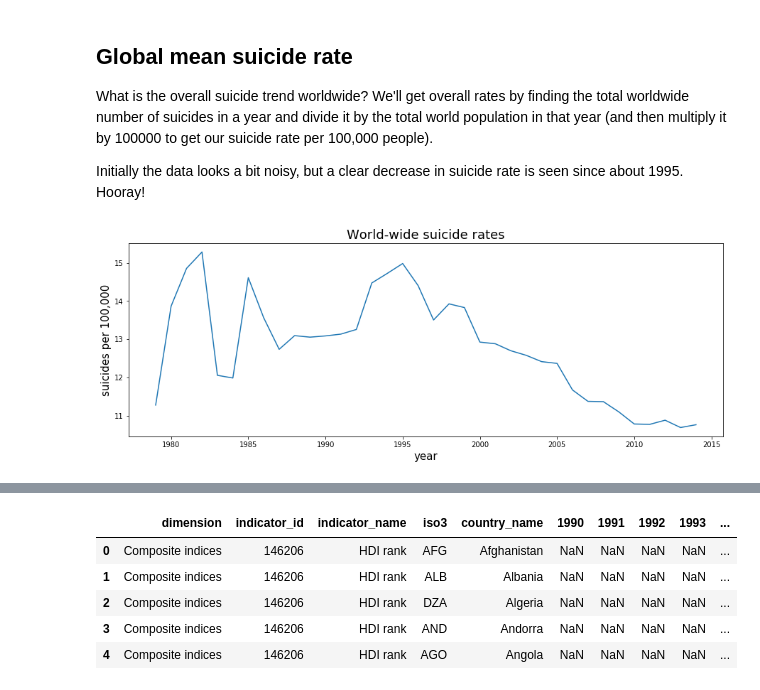
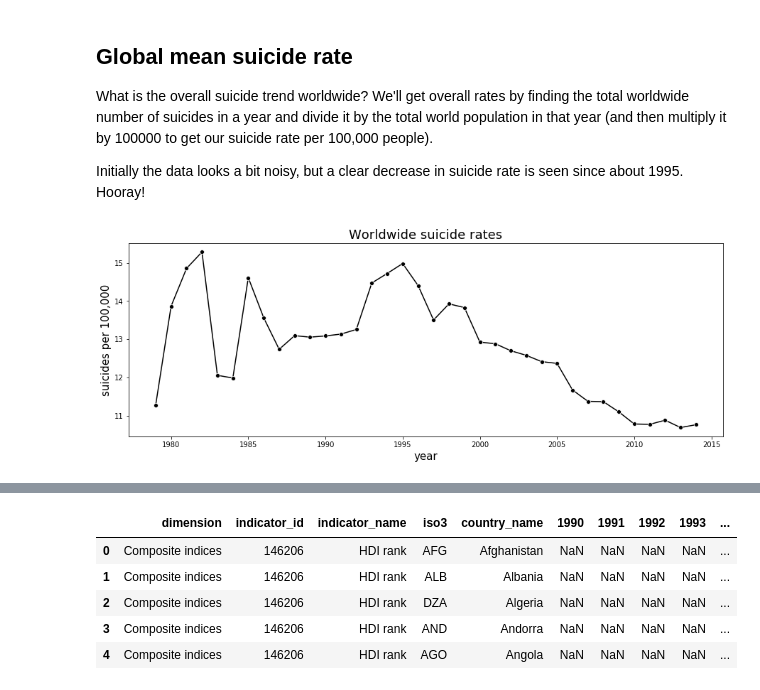
Before and after one commit to Hannemit/data_science_projects, a Jupyter notebook: notebooks/5_more_data_exploration.ipynb, the cells around one changed output, grey strips where cells are left out. Saved outputs shown, nothing was run; the diff lists cells and outputs as text; code cells hidden in the pictures.

```diff
--- a/notebooks/5_more_data_exploration.ipynb
+++ b/notebooks/5_more_data_exploration.ipynb
@@ -105,12 +108,13 @@ df_global = df_filtered.groupby(["year"]).agg(population = pd.NamedAgg(column="p
 df_global["suicides per 100,000"] = df_global['suicides_no'] / df_global['population'] * 100000
 # %%
 plt.figure(figsize=(15,5))
-lineplot = sns.lineplot(x="year", y="suicides per 100,000", data=df_global)
+lineplot = sns.lineplot(x="year", y="suicides per 100,000", data=df_global, color='k', marker='o')
 lineplot.set_xlabel("year", fontsize=15)
 lineplot.set_ylabel("suicides per 100,000", fontsize=15)
-lineplot.set_title("World-wide suicide rates", fontsize=18);
+lineplot.set_title("Worldwide suicide rates", fontsize=18);
+plt.savefig("figures/worldwide.png", dpi=600)
 # %% [output]
-[figure, old version]
+[figure, new version]
 # %%
 # population density
 # sunshine hours
```
Also changed, not shown: parts of 1 cell of this notebook.
